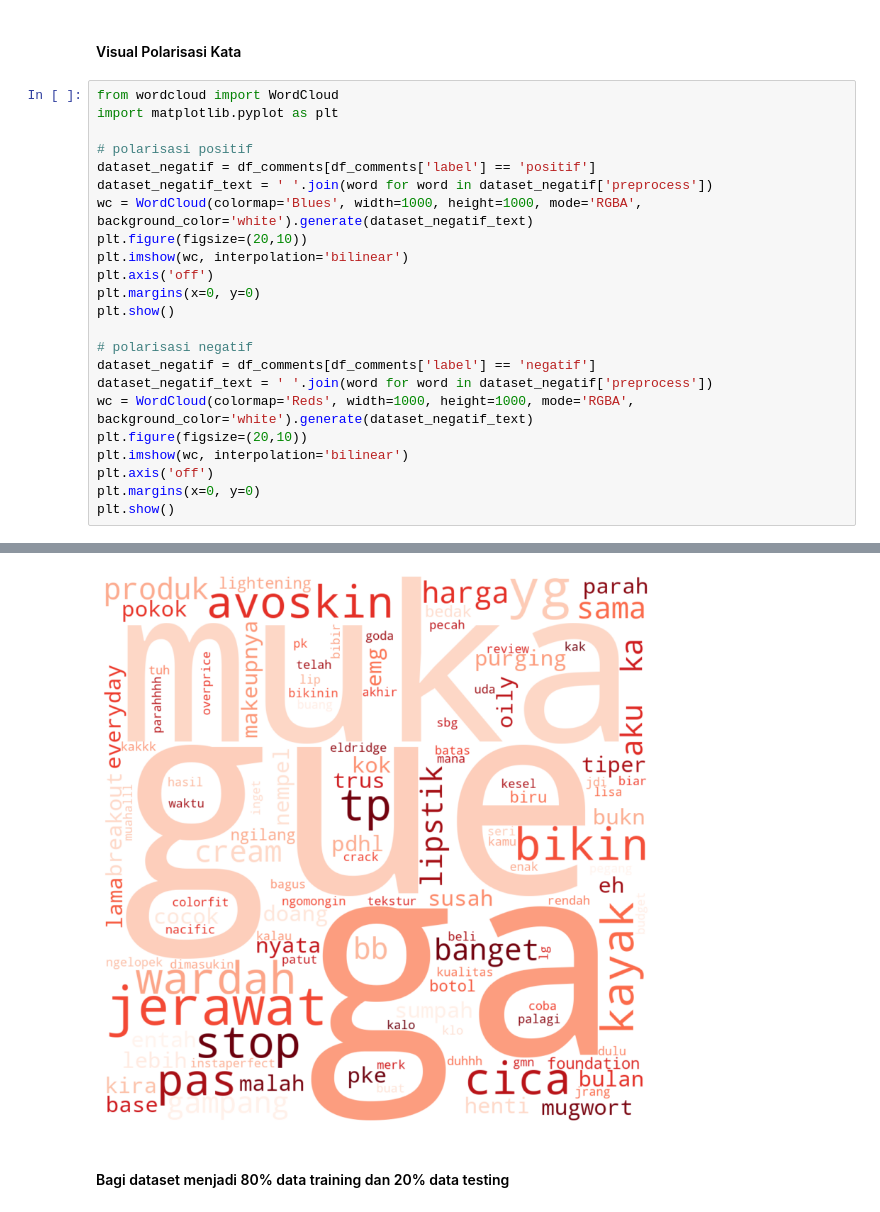
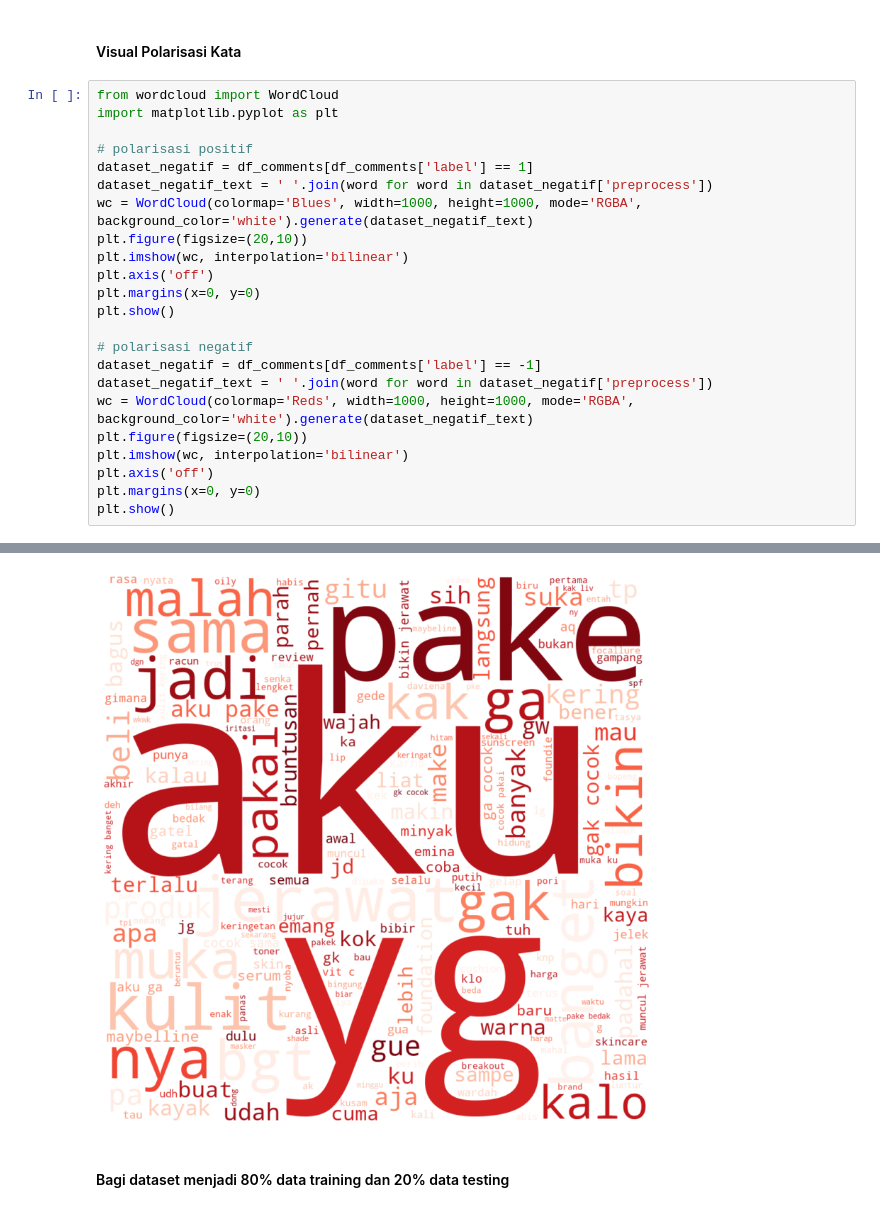
Before and after one commit to V-Hoesein/ran-svm, a Jupyter notebook: notebook/accuracy.ipynb, the cells around one changed output, grey strips where cells are left out. Saved outputs shown, nothing was run; the diff lists cells and outputs as text.

```diff
--- a/notebook/accuracy.ipynb
+++ b/notebook/accuracy.ipynb
@@ -67,7 +62,7 @@ from wordcloud import WordCloud
 import matplotlib.pyplot as plt
 
 # polarisasi positif
-dataset_negatif = df_comments[df_comments['label'] == 'positif']
+dataset_negatif = df_comments[df_comments['label'] == 1]
 dataset_negatif_text = ' '.join(word for word in dataset_negatif['preprocess'])
 wc = WordCloud(colormap='Blues', width=1000, height=1000, mode='RGBA', background_color='white').generate(dataset_negatif_text)
 plt.figure(figsize=(20,10))
@@ -77,7 +72,7 @@ plt.margins(x=0, y=0)
 plt.show()
 
 # polarisasi negatif
-dataset_negatif = df_comments[df_comments['label'] == 'negatif']
+dataset_negatif = df_comments[df_comments['label'] == -1]
 dataset_negatif_text = ' '.join(word for word in dataset_negatif['preprocess'])
 wc = WordCloud(colormap='Reds', width=1000, height=1000, mode='RGBA', background_color='white').generate(dataset_negatif_text)
 plt.figure(figsize=(20,10))
@@ -90,4 +85,4 @@ plt.show()
-[figure, old version]
+[figure, new version]
 # %% [markdown]
 #### Bagi dataset menjadi 80% data training dan 20% data testing
 # %%
```
Also changed, not shown: parts of 9 cells of this notebook, 12 other files.
